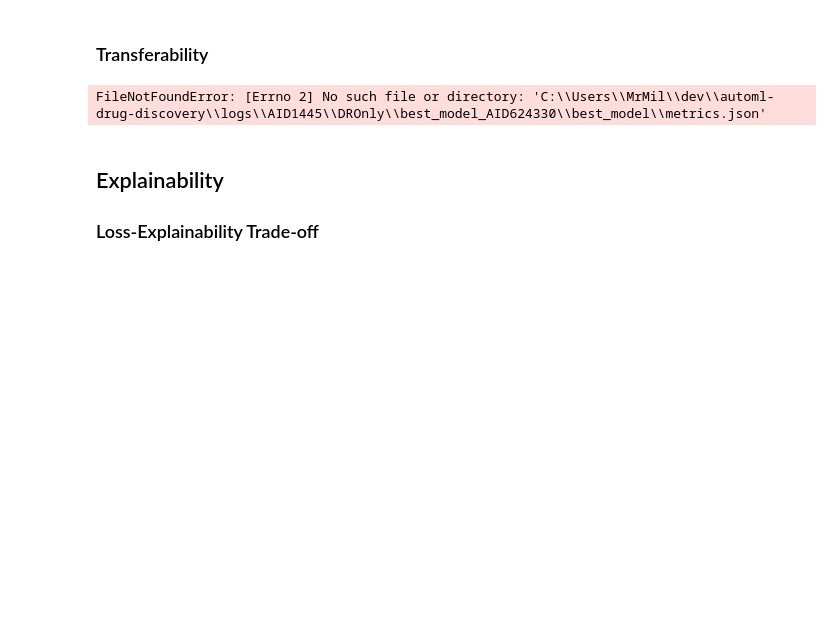
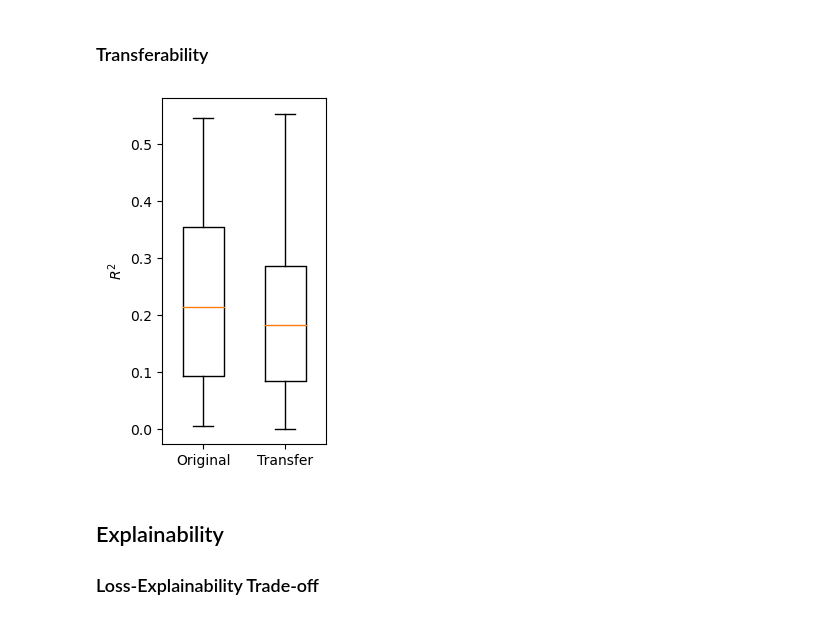
Before and after one commit to harryknighton/drug-discovery-automl, a Jupyter notebook: src/notebooks/evaluation.ipynb, the cells around one changed output. Saved outputs shown, nothing was run; the diff lists cells and outputs as text; code cells hidden in the pictures; blank space fills up the shorter version.

Commit message:
Completed transferability figure

```diff
--- a/src/notebooks/evaluation.ipynb
+++ b/src/notebooks/evaluation.ipynb
@@ -462,26 +462,25 @@ fig.savefig(config.FIGURES_DIR / 'convergence.png', bbox_inches='tight')
 # %% [markdown]
 ### Transferability
 # %%
-metrics = {'Original Dataset': [], 'Other Datasets': []}
+metrics = {'Original': [], 'Transfer': []}
 for target_dataset in datasets:
     for model_dataset in datasets:
         model_result = get_run_result(target_dataset, f'best_model_{model_dataset}', 'DROnly')
         r2s = [v['PearsonCorrCoefSquared'] for v in model_result.values()]
         r2 = sum(r2s) / len(r2s)
         if target_dataset == model_dataset:
-            metrics['Original Dataset'].append()
+            metrics['Original'].append(r2)
         else:
-            metrics['Other Datasets'].append()
-
-metrics = pd.DataFrame(metrics)
+            metrics['Transfer'].append(r2)
-# %% [output]
-FileNotFoundError: [Errno 2] No such file or directory: 'C:\\Users\\MrMil\\dev\\automl-drug-discovery\\logs\\AID1445\\DROnly\\best_model_AID624330\\best_model\\metrics.json'
 # %%
-fig, ax = plt.subplots(figsize=(6, 6))
+fig, ax = plt.subplots(figsize=(2.5, 4))
+ax.set_ylabel('$R^2$')
 red_circle = dict(markerfacecolor='red', marker='o', markeredgecolor='white')
-ax.boxplot(metrics, flierprops=red_circle, labels=metrics.columns, widths=0.5)
+ax.boxplot(list(metrics.values()), flierprops=red_circle, labels=list(metrics.keys()), widths=0.5)
 fig.tight_layout()
 fig.savefig(config.FIGURES_DIR / 'transferability.png', bbox_inches='tight')
+# %% [output]
+[figure, added]
 # %% [markdown]
 ## Explainability
 ### Loss-Explainability Trade-off
```
